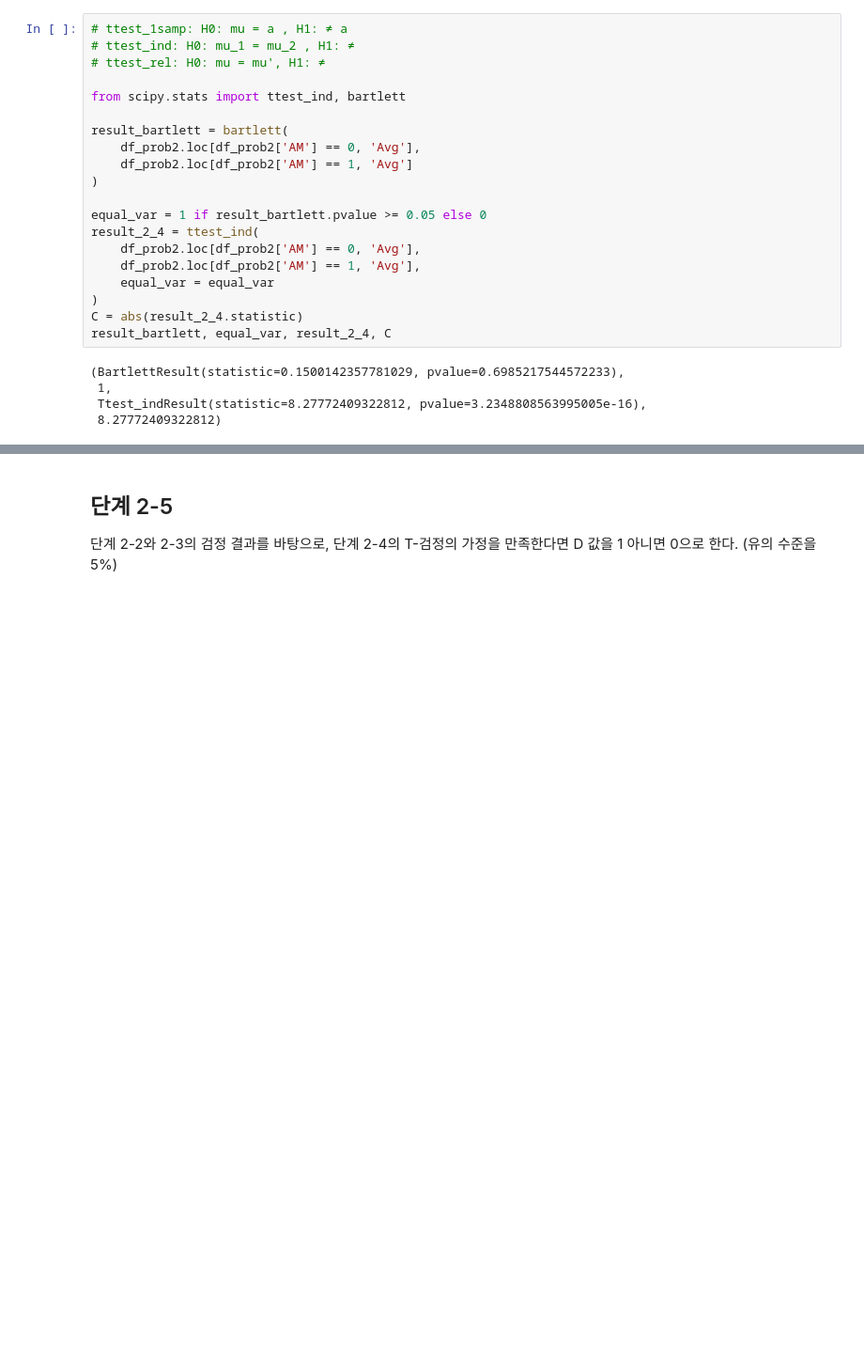
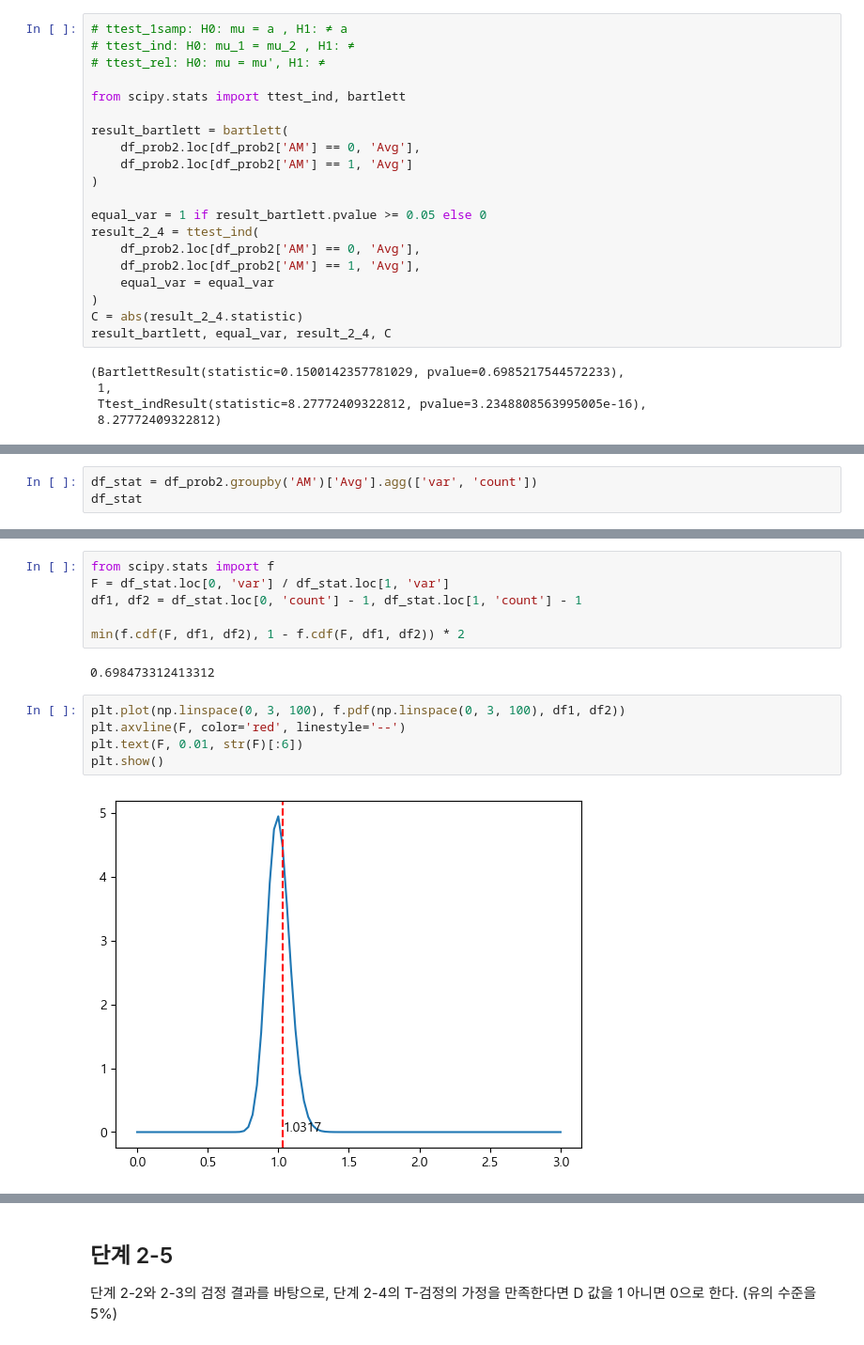
Before and after one commit to sunkusun9/DS_lv3_2404_01, a Jupyter notebook: sec_ds_lv3_prob3_prob.ipynb, the cells around one changed output, grey strips where cells are left out. Shown at 94% size. Drawn from its saved outputs; the diff is of its cells as text; blank space fills up the shorter version.

```diff
--- a/sec_ds_lv3_prob3_prob.ipynb
+++ b/sec_ds_lv3_prob3_prob.ipynb
@@ -744,0 +758,3 @@ result_bartlett, equal_var, result_2_4, C
+# %%
+df_stat = df_prob2.groupby('AM')['Avg'].agg(['var', 'count'])
+df_stat
@@ -744,0 +789,15 @@ result_bartlett, equal_var, result_2_4, C
+# %%
+from scipy.stats import f
+F = df_stat.loc[0, 'var'] / df_stat.loc[1, 'var']
+df1, df2 = df_stat.loc[0, 'count'] - 1, df_stat.loc[1, 'count'] - 1
+
+min(f.cdf(F, df1, df2), 1 - f.cdf(F, df1, df2)) * 2
+# %% [output]
+0.698473312413312
+# %%
+plt.plot(np.linspace(0, 3, 100), f.pdf(np.linspace(0, 3, 100), df1, df2))
+plt.axvline(F, color='red', linestyle='--')
+plt.text(F, 0.01, str(F)[:6])
+plt.show()
+# %% [output]
+[figure, added]
```
Also changed, not shown: parts of 85 cells of this notebook.
